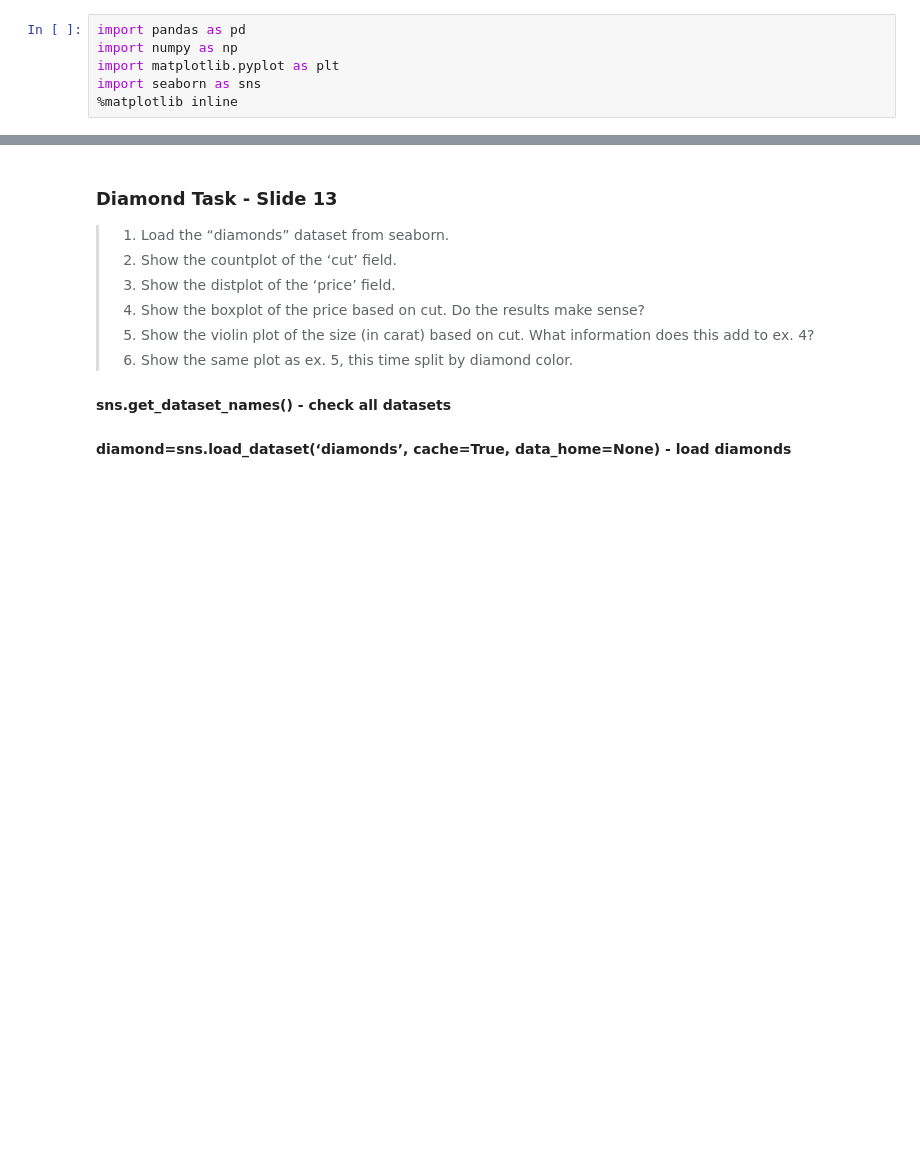
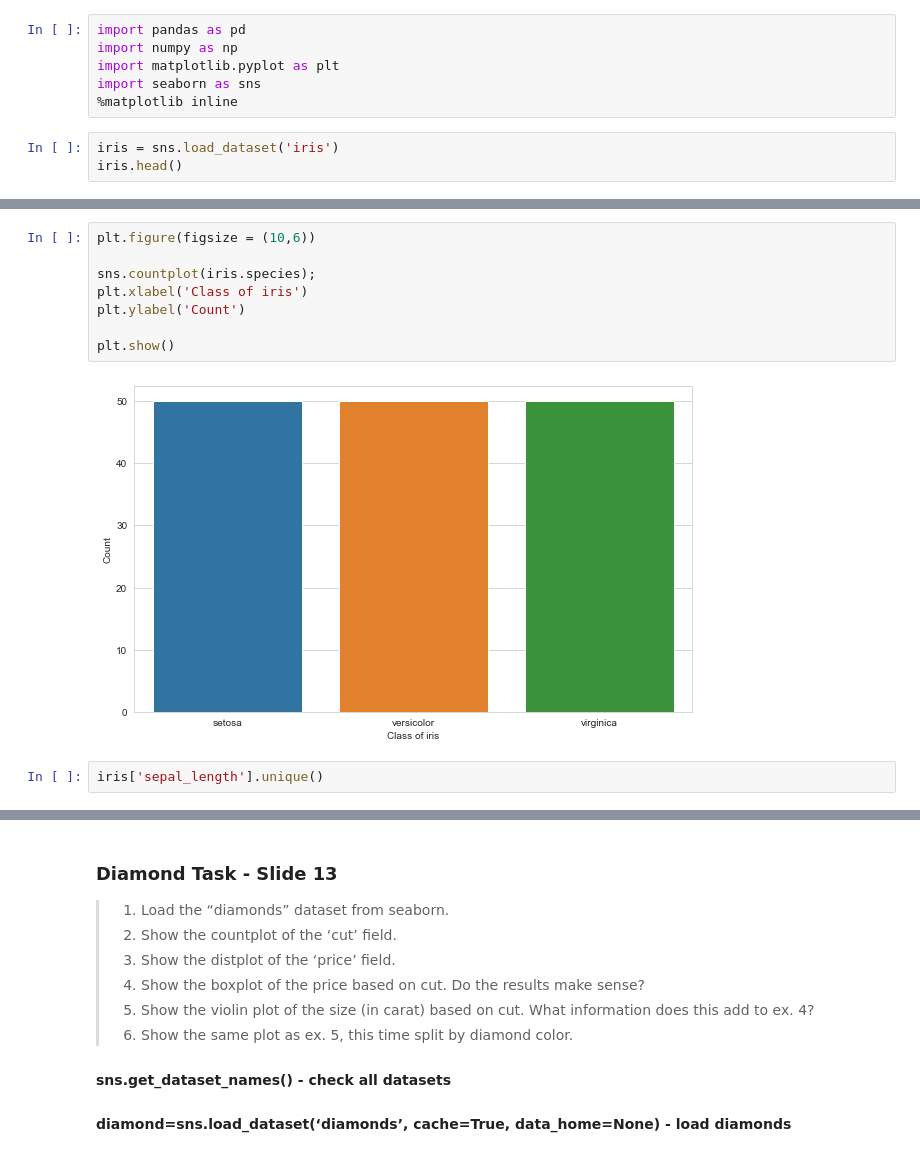
Before and after one commit to mclarin73/python_lessons, a Jupyter notebook: jupyter_file/Lesson - Seaborn.ipynb, the cells around one changed output, grey strips where cells are left out. Cells and saved outputs as stored; diff of their text form; blank space fills up the shorter version.

```diff
--- a/jupyter_file/Lesson - Seaborn.ipynb
+++ b/jupyter_file/Lesson - Seaborn.ipynb
@@ -4,3 +4,6 @@ import numpy as np
 import matplotlib.pyplot as plt
 import seaborn as sns
 %matplotlib inline
+# %%
+iris = sns.load_dataset('iris')
+iris.head()
@@ -6,0 +64,12 @@ import seaborn as sns
+# %%
+plt.figure(figsize = (10,6))
+
+sns.countplot(iris.species);
+plt.xlabel('Class of iris')
+plt.ylabel('Count')
+
+plt.show()
+# %% [output]
+[figure, added]
+# %%
+iris['sepal_length'].unique()
```
Also changed, not shown: parts of 47 cells of this notebook.
